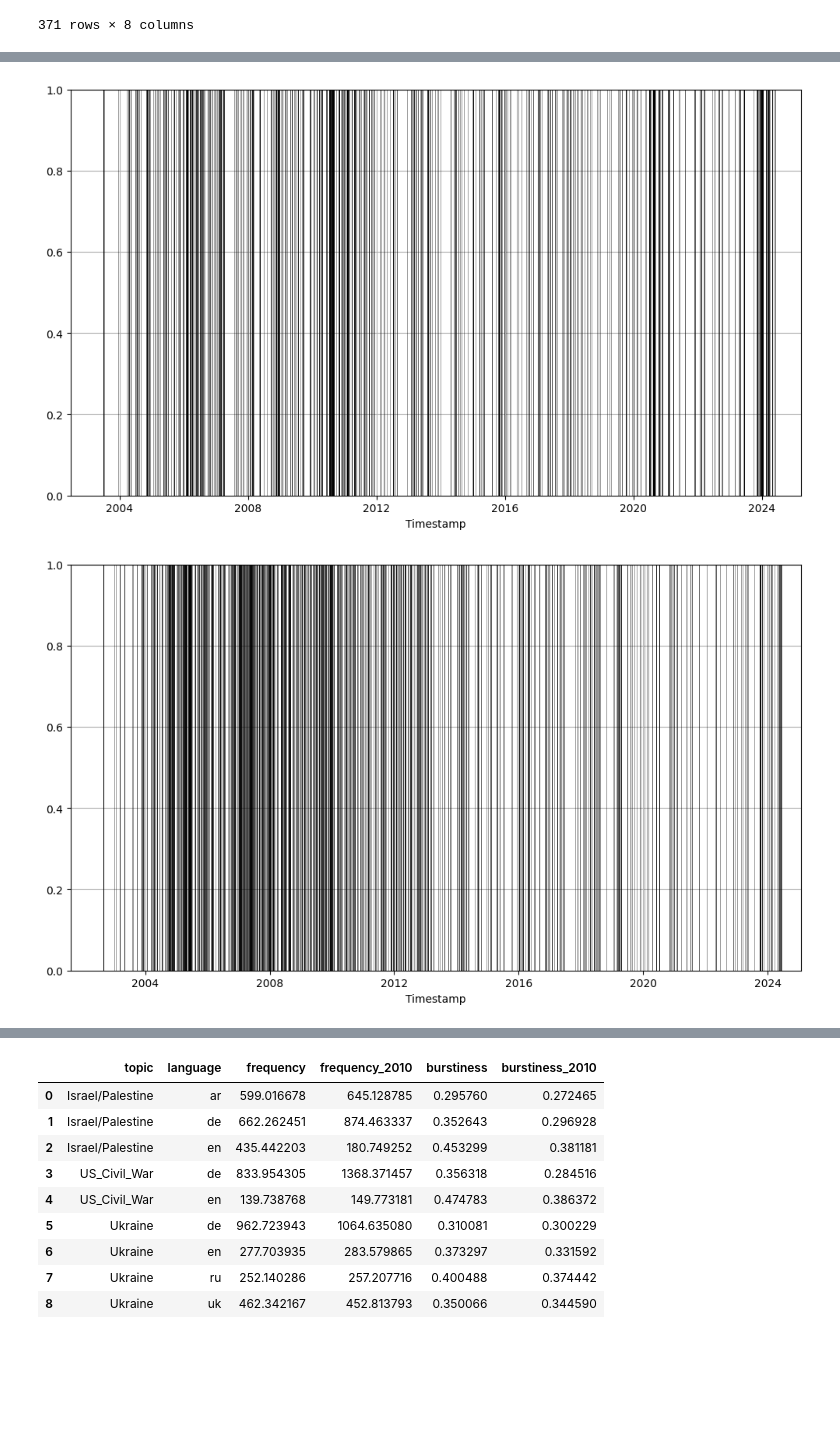
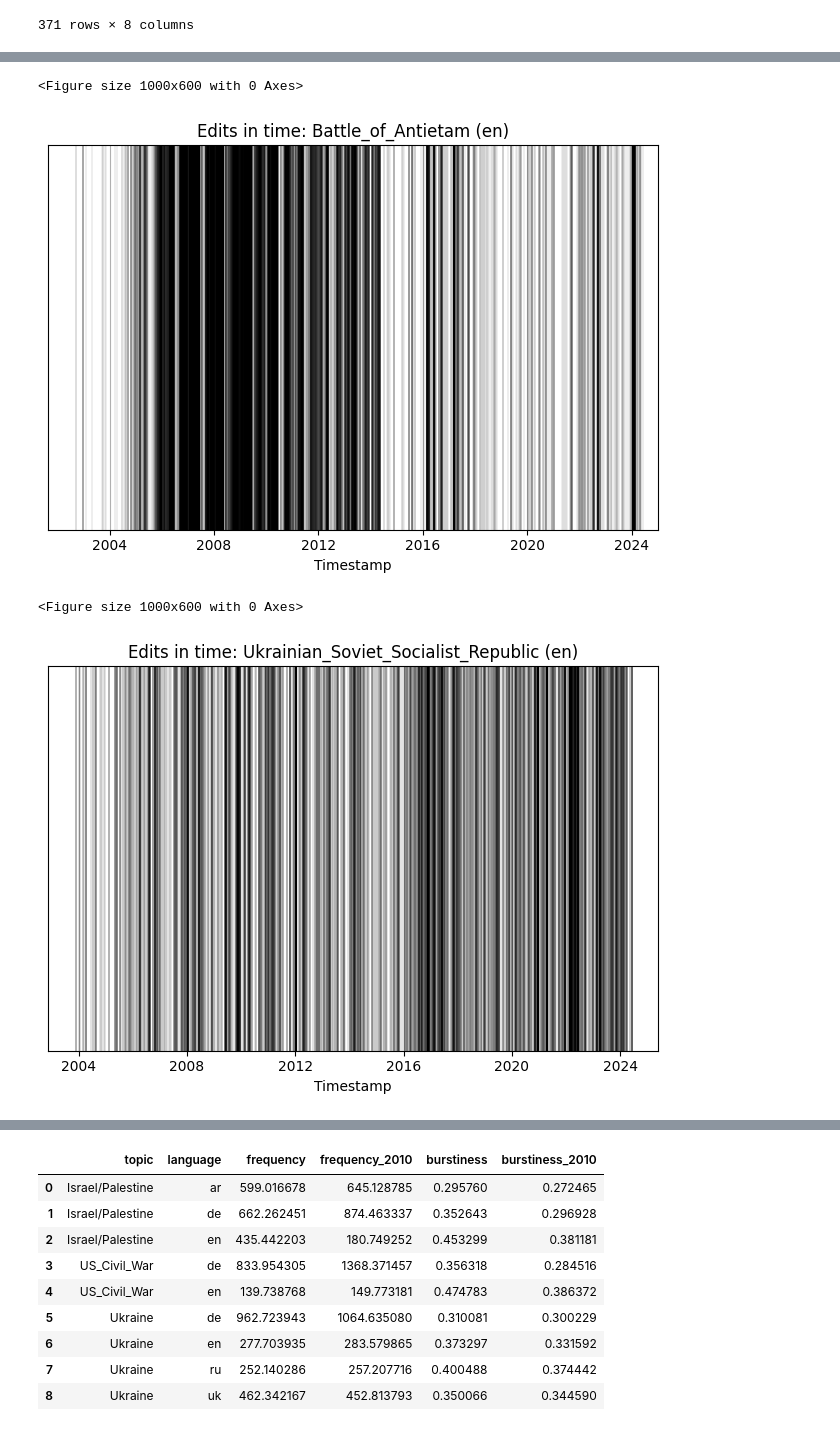
Before and after one commit to Rrisko/WikiEdits, a Jupyter notebook: code/correlation_analysis.ipynb, the cells around one changed output, grey strips where cells are left out. Saved outputs shown, nothing was run; the diff lists cells and outputs as text; code cells hidden in the pictures; blank space fills up the shorter version.

```diff
--- a/code/correlation_analysis.ipynb
+++ b/code/correlation_analysis.ipynb
@@ -502,10 +590,20 @@ unique_articles = unique_articles.merge(wikiData[['topic', 'article', 'language'
 # %%
 import math
 
-def plot_burstiness(article : str, lang : str, timestart : datetime = None, timestop : datetime = None, edits_df : pd.DataFrame = wikiData_all):
+def plot_burstiness(article : str = None, lang : str = None, topic : str = None, timestart : datetime = None, timestop : datetime = None, edits_df : pd.DataFrame = wikiData_all):
 
-    filtered_df = edits_df[(edits_df['article'] == article) & (edits_df['language'] == lang)]
+    filtered_df = edits_df
+    title = []
 
+    if article is not None:
+        filtered_df = filtered_df[(filtered_df['article'] == article)]
+        title.append(article)
+    if lang is not None:
+        filtered_df = filtered_df[(filtered_df['language'] == lang)]
+        title.append(lang)
+    if topic is not None:
+        filtered_df = filtered_df[(filtered_df['topic'] == topic)]
+        title.append(topic)
     if timestart is not None:
         filtered_df = filtered_df[filtered_df['timestamp'] >= timestart]
     if timestop is not None:
@@ -514,6 +612,7 @@ def plot_burstiness(article : str, lang : str, timestart : datetime = None, time
     filtered_df = filtered_df.sort_values('timestamp')
 
     plt.figure(figsize=(10, 6))
+    fig, ax = plt.subplots()
 
     lw = 1 / math.sqrt(len(filtered_df) / 100)
 
@@ -522,7 +621,10 @@ def plot_burstiness(article : str, lang : str, timestart : datetime = None, time
 
 
     plt.xlabel('Timestamp')
+    ax.yaxis.set_visible(False)
+    ax.grid(False)
     plt.grid(True)
+    plt.title("Edits in time: {a} ({l})".format(a=title[0], l=title[1]))
     plt.tight_layout()
 
     plt.show()
@@ -549,6 +647,8 @@ unique_articles[(unique_articles['timestamp'] < datetime(2010,1,1)) & (unique_ar
-# %%
-plot_burstiness('Amin_al-Husseini', 'de')
-plot_burstiness('Hebrew_language', 'de')
-# %% [output]
-[figure, removed]
-[figure, removed]
+# %%
+plot_burstiness('Battle_of_Antietam', 'en')
+plot_burstiness('Ukrainian_Soviet_Socialist_Republic', 'en')
+# %% [output]
+<Figure size 1000x600 with 0 Axes>
+[figure, added]
+<Figure size 1000x600 with 0 Axes>
+[figure, added]
```
Also changed, not shown: parts of 29 cells of this notebook, 7 other files.
